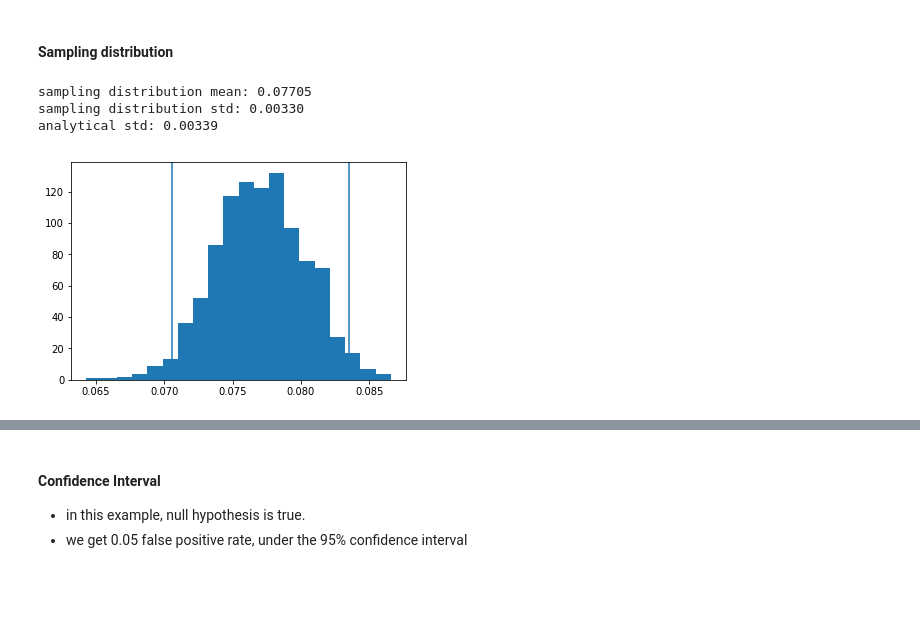
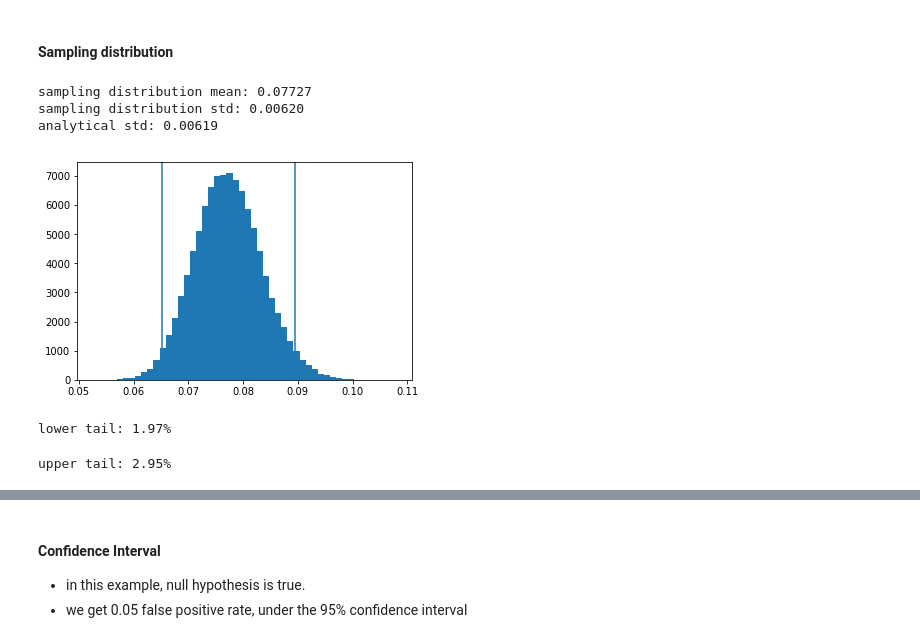
Before and after one commit to shawlu95/Data-Science-Toolbox, a Jupyter notebook: concepts/confidence_interval.ipynb, the cells around one changed output, grey strips where cells are left out. Drawn from its saved outputs; the diff is of its cells as text; code cells hidden in the pictures; blank space fills up the shorter version.

```diff
--- a/concepts/confidence_interval.ipynb
+++ b/concepts/confidence_interval.ipynb
@@ -24,8 +26,8 @@ Population size: 8702
 # %% [markdown]
 #### Sampling distribution
 # %%
-sample_size = 1000
-n_trials = 1000
+sample_size = 300
+n_trials = 100000
 samples = [[r.choice(engagement) for _ in range(sample_size)] for _ in range(n_trials)]
 # %%
 means = [np.mean(sample) for sample in samples]
@@ -44,15 +46,24 @@ sampling distribution std: %.5f
 analytical std: %.5f
 """%(sample_mean, sample_std, analytical_std))
 # %% [output]
-sampling distribution mean: 0.07705
-sampling distribution std: 0.00330
-analytical std: 0.00339
+sampling distribution mean: 0.07727
+sampling distribution std: 0.00620
+analytical std: 0.00619
 # %%
 # sampling distribution
 z = 1.96
-plt.hist(means, bins=20)
+plt.hist(means, bins=50)
 plt.axvline(sample_mean - 1.96 * sample_std)
 plt.axvline(sample_mean + 1.96 * sample_std)
+plt.savefig('figs/sampling_dist.png')
 plt.show()
 # %% [output]
-[figure, old version]
+[figure, new version]
+# %%
+print("lower tail: %.2f%%"%(100 * sum(means < sample_mean - 1.96 * sample_std) / len(means)))
+# %% [output]
+lower tail: 1.97%
+# %%
+print("upper tail: %.2f%%"%(100 * sum(means > sample_mean + 1.96 * sample_std) / len(means)))
+# %% [output]
+upper tail: 2.95%
```
Also changed, not shown: parts of 6 cells of this notebook, 7 other files.
